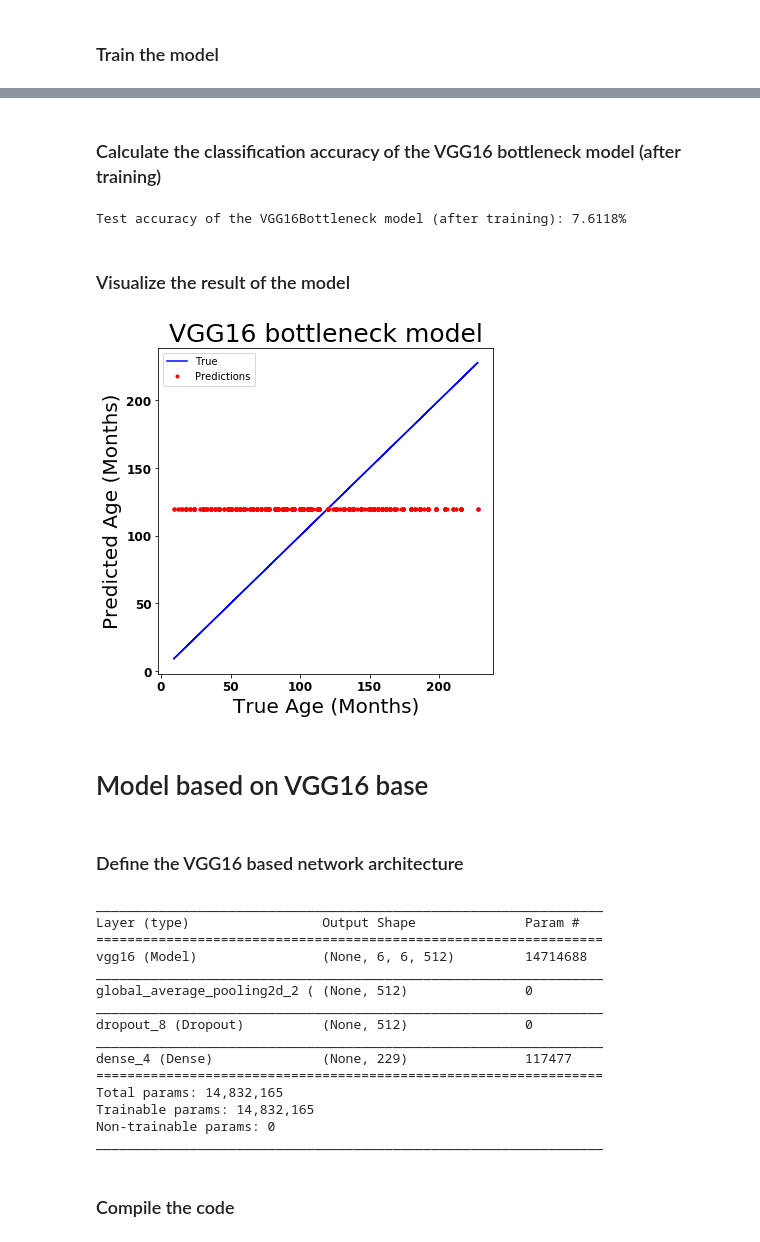
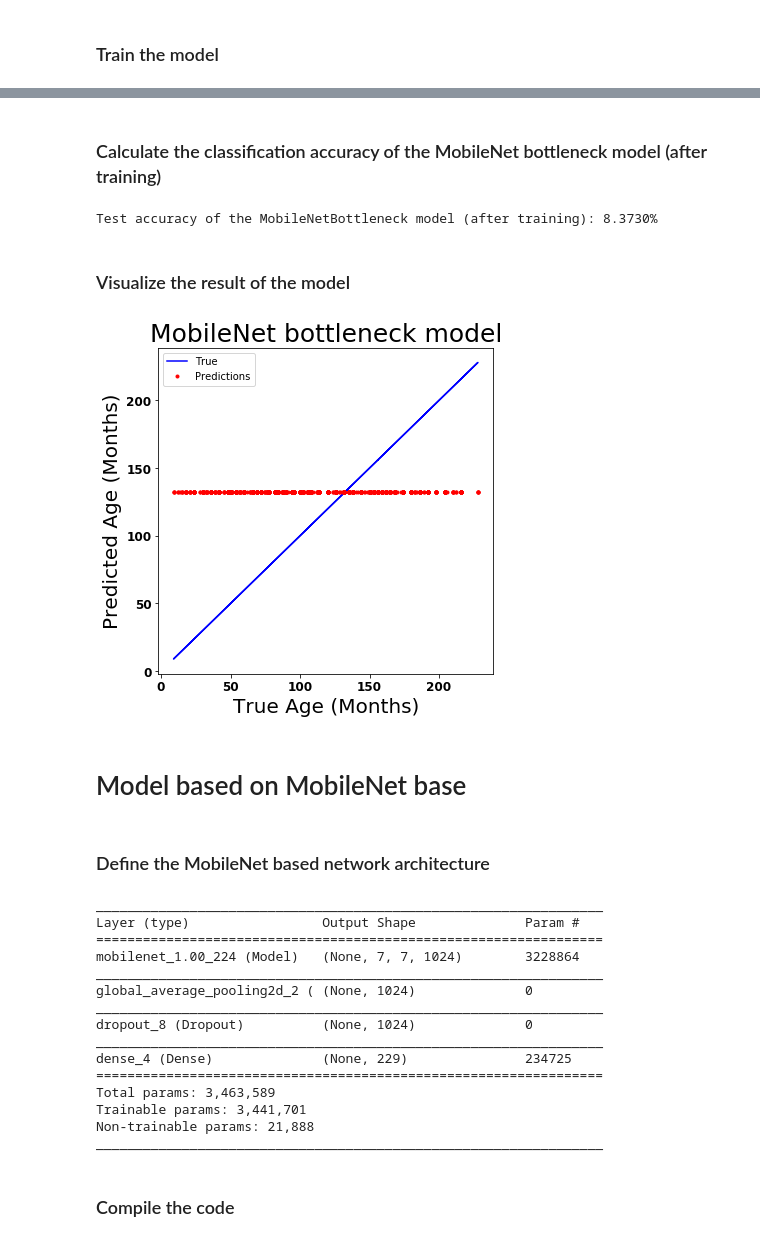
Before and after one commit to ArbinTimilsina/PredictingAgeFromX-Rays, a Jupyter notebook: AgePredictor.ipynb, the cells around one changed output, grey strips where cells are left out. Cells and saved outputs as stored; diff of their text form; code cells hidden in the pictures.

```diff
--- a/AgePredictor.ipynb
+++ b/AgePredictor.ipynb
@@ -456,17 +477,17 @@ features_test = model.predict(preprocess_input(X_test))
 # %% [markdown]
 ### Define the bottleneck network architecture
 # %%
-VGG16BottleneckModel = Sequential()
+MobileNetBottleneckModel = Sequential()
 
-VGG16BottleneckModel.add(Conv2D(filters=16, kernel_size=2, padding='same', activation='relu',
+MobileNetBottleneckModel.add(Conv2D(filters=16, kernel_size=2, padding='same', activation='relu',
                                 input_shape=features_train[0].shape))
-VGG16BottleneckModel.add(Dropout(0.5))
+MobileNetBottleneckModel.add(Dropout(0.5))
 
-VGG16BottleneckModel.add(GlobalAveragePooling2D())
-VGG16BottleneckModel.add(Dropout(0.5))
-VGG16BottleneckModel.add(Dense(229, activation='softmax'))
+MobileNetBottleneckModel.add(GlobalAveragePooling2D())
+MobileNetBottleneckModel.add(Dropout(0.5))
+MobileNetBottleneckModel.add(Dense(229, activation='softmax'))
 
-VGG16BottleneckModel.summary()
+MobileNetBottleneckModel.summary()
 # %% [output]
 _________________________________________________________________
 Layer (type)                 Output Shape              Param #
@@ -488,5 +509,5 @@ _________________________________________________________________
 # %% [markdown]
 ### Compile the code
 # %%
-VGG16BottleneckModel.compile(loss='categorical_crossentropy', optimizer='adam', metrics=['accuracy'])
+MobileNetBottleneckModel.compile(loss='categorical_crossentropy', optimizer='adam', metrics=['accuracy'])
 # %% [markdown]
@@ -506,10 +527,10 @@ Test accuracy of the VGG16 bottleneck model (before training): 0.0000%
 from keras.callbacks import ModelCheckpoint, EarlyStopping, ReduceLROnPlateau
 
 # Save the best model after every epoch
-checkPoint = ModelCheckpoint(filepath='SavedModels/VGG16BottleneckBest.hdf5', save_best_only=True, verbose=1)
+checkPoint = ModelCheckpoint(filepath='SavedModels/MobileNetBottleneckBest.hdf5', save_best_only=True, verbose=1)
 
 # Fit the model on batches with real-time data augmentation:
-history= VGG16BottleneckModel.fit(features_train, y_train, batch_size=batchSize, epochs=epochs,
+history= MobileNetBottleneckModel.fit(features_train, y_train, batch_size=batchSize, epochs=epochs,
                                   validation_split=0.25, callbacks=[checkPoint, earlyStop, reduceLR],
                                   shuffle=True, verbose=0)
 
@@ -519,20 +540,20 @@ print(history.history.keys())
 # Summarize history for accuracy
 plt.plot(history.history['acc'])
 plt.plot(history.history['val_acc'])
-plt.title('VGG16 bottleneck model accuracy')
+plt.title('MobileNet bottleneck model accuracy')
 plt.ylabel('Accuracy')
 plt.xlabel('Epoch')
 plt.legend(['Training', 'Validation'], loc='upper left')
-plt.savefig('Plots/VGG16BottleneckAccuracy.pdf')
+plt.savefig('Plots/MobileNetBottleneckAccuracy.pdf')
 plt.show()
 
 # Summarize history for loss
 plt.plot(history.history['loss'])
 plt.plot(history.history['val_loss'])
-plt.title('VGG16 bottleneck model loss')
+plt.title('MobileNet bottleneck model loss')
 plt.ylabel('Loss')
 plt.xlabel('Epoch')
 plt.legend(['Training', 'Validation'], loc='upper left')
-plt.savefig('Plots/VGG16BottleneckLoss.pdf')
+plt.savefig('Plots/MobileNetBottleneckLoss.pdf')
 plt.show()
 # %% [output]
@@ -544,69 +579,69 @@ dict_keys(['val_acc', 'loss', 'lr', 'val_loss', 'acc'])
 # %% [markdown]
-### Calculate the classification accuracy of the VGG16 bottleneck model (after training)
+### Calculate the classification accuracy of the MobileNet bottleneck model (after training)
 # %%
 # Load the model with the best classification accuracy on the validation set
-VGG16BottleneckModel.load_weights('SavedModels/VGG16BottleneckBest.hdf5')
+MobileNetBottleneckModel.load_weights('SavedModels/MobileNetBottleneckBest.hdf5')
 
 # Calculate the classification accuracy on the test set
-score = VGG16BottleneckModel.evaluate(features_test, y_test, verbose=0)
+score = MobileNetBottleneckModel.evaluate(features_test, y_test, verbose=0)
 accuracy = 100*score[1]
 
 # Print the test accuracy
-print('Test accuracy of the VGG16Bottleneck model (after training): %.4f%%' % accuracy)
+print('Test accuracy of the MobileNetBottleneck model (after training): %.4f%%' % accuracy)
 # %% [output]
-Test accuracy of the VGG16Bottleneck model (after training): 7.6118%
+Test accuracy of the MobileNetBottleneck model (after training): 8.3730%
 # %% [markdown]
 ### Visualize the result of the model
 # %%
-y_pred = VGG16BottleneckModel.predict(features_test, verbose = False)
+y_pred = MobileNetBottleneckModel.predict(features_test, verbose = False)
 
 y_p = []
 for y in y_pred:
     y_p.append(np.argmax(y))
 y_t = []
 for t in y_test:
     y_t.append(np.argmax(t))
 
 fig, ax1 = plt.subplots(1,1, figsize = (6,6))
 ax1.plot(y_t, y_t, 'b-', label = 'True')
 ax1.plot(y_t, y_p, 'r.', label = 'Predictions')
 ax1.legend()
-ax1.set_title('VGG16 bottleneck model', fontsize=25)
+ax1.set_title('MobileNet bottleneck model', fontsize=25)
 ax1.set_xlabel('True Age (Months)', fontsize=20)
 ax1.set_ylabel('Predicted Age (Months)', fontsize=20)
 pt.setTicks(ax1)
 
-fig.savefig('Plots/VGG16BottleneckResult.pdf')
+fig.savefig('Plots/MobileNetBottleneckResult.pdf')
 # %% [output]
-[figure, old version]
+[figure, new version]
 # %% [markdown]
-# Model based on VGG16 base
+# Model based on MobileNet base
 # %% [markdown]
-### Define the VGG16 based network architecture
+### Define the MobileNet based network architecture
 # %%
-baseModel = VGG16(input_shape =  X_new.shape[1:], include_top = False, weights = None)
-VGG16BasedModel = Sequential()
-VGG16BasedModel.add(baseModel)
-VGG16BasedModel.add(GlobalAveragePooling2D())
-VGG16BasedModel.add(Dropout(0.5))
-VGG16BasedModel.add(Dense(229, activation='softmax'))
+baseModel = MobileNet(input_shape =  X_new[0].shape, include_top = False, weights = None)
+MobileNetBasedModel = Sequential()
+MobileNetBasedModel.add(baseModel)
+MobileNetBasedModel.add(GlobalAveragePooling2D())
+MobileNetBasedModel.add(Dropout(0.5))
+MobileNetBasedModel.add(Dense(229, activation='softmax'))
 
-VGG16BasedModel.summary()
+MobileNetBasedModel.summary()
 # %% [output]
 _________________________________________________________________
 Layer (type)                 Output Shape              Param #
 =================================================================
-vgg16 (Model)                (None, 6, 6, 512)         14714688
+mobilenet_1.00_224 (Model)   (None, 7, 7, 1024)        3228864
 _________________________________________________________________
-global_average_pooling2d_2 ( (None, 512)               0
+global_average_pooling2d_2 ( (None, 1024)              0
 _________________________________________________________________
-dropout_8 (Dropout)          (None, 512)               0
+dropout_8 (Dropout)          (None, 1024)              0
 _________________________________________________________________
-dense_4 (Dense)              (None, 229)               117477
+dense_4 (Dense)              (None, 229)               234725
 =================================================================
-Total params: 14,832,165
-Trainable params: 14,832,165
-Non-trainable params: 0
+Total params: 3,463,589
+Trainable params: 3,441,701
+Non-trainable params: 21,888
 _________________________________________________________________
 # %% [markdown]
 ### Compile the code
```
Also changed, not shown: parts of 26 cells of this notebook, 16 other files.
